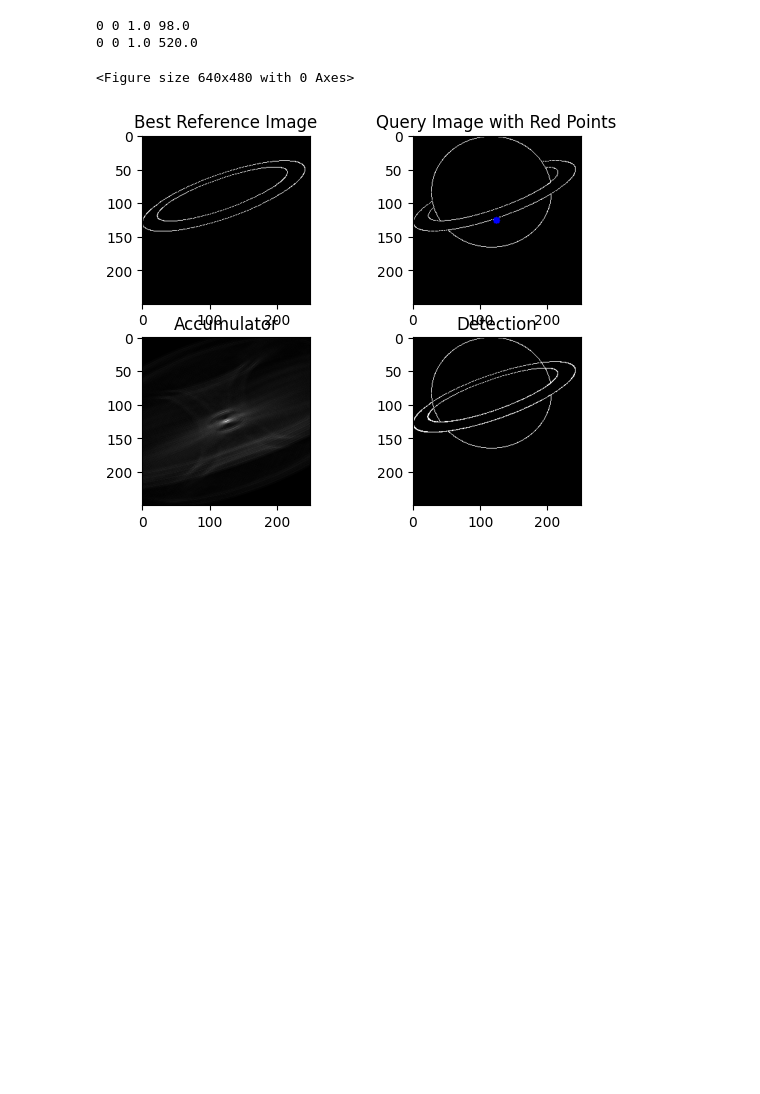
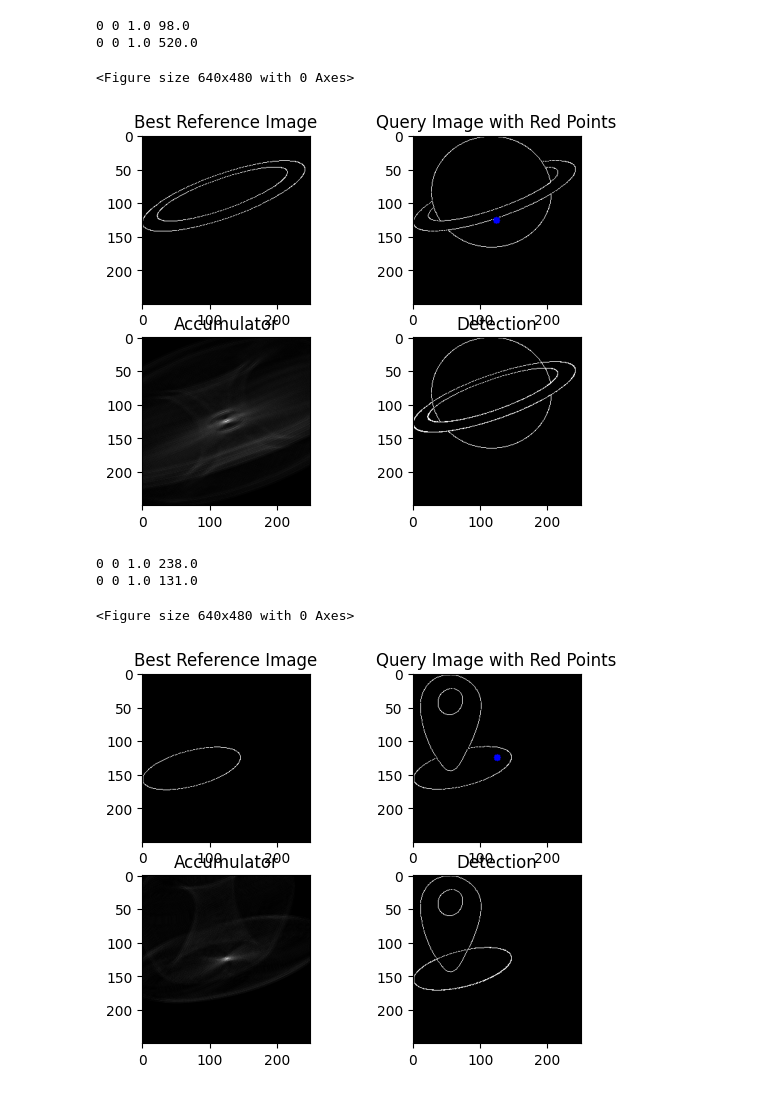
Before and after one commit to Jarviss77/Adobe-Gensolve, a Jupyter notebook: master_folder/algorithm_2.ipynb, the cells around one changed output. Cells and saved outputs as stored; diff of their text form; code cells hidden in the pictures; blank space fills up the shorter version.

```diff
--- a/master_folder/algorithm_2.ipynb
+++ b/master_folder/algorithm_2.ipynb
@@ -240,7 +240,7 @@ def shapes_to_image(shapes, image_shape=(250, 250)):
                 image[int(y), int(x)] = 255
     return image
 # %%
-def test():
+def test1():
     reference_shapes_list = [
         read_csv_("utils/images/single_ellipse.csv"),
         read_csv_("utils/images/double_ellipse.csv")
@@ -252,11 +252,29 @@ def test():
     query_image = shapes_to_image(query_shapes)
 
     test_general_hough(reference_images, query_image)
+# %%
+def test2():
+    reference_shapes_list = [
+        read_csv_("utils/images/single_ellipse.csv"),
+        read_csv_("utils/images/double_ellipse.csv")
+    ]
+    query_shapes = read_csv_("utils/images/occlusion1.csv")
+
+    # Convert shapes to images
+    reference_images = [shapes_to_image(shapes) for shapes in reference_shapes_list]
+    query_image = shapes_to_image(query_shapes)
+
+    test_general_hough(reference_images, query_image)
 # %%
 if __name__ == '__main__':
-    test()
+    test1()
+    test2()
 # %% [output]
 0 0 1.0 98.0
 0 0 1.0 520.0
 <Figure size 640x480 with 0 Axes>
 [figure]
+0 0 1.0 238.0
+0 0 1.0 131.0
+<Figure size 640x480 with 0 Axes>
+[figure, added]
```
Also changed, not shown: parts of 1 cell of this notebook, 4 other files.
